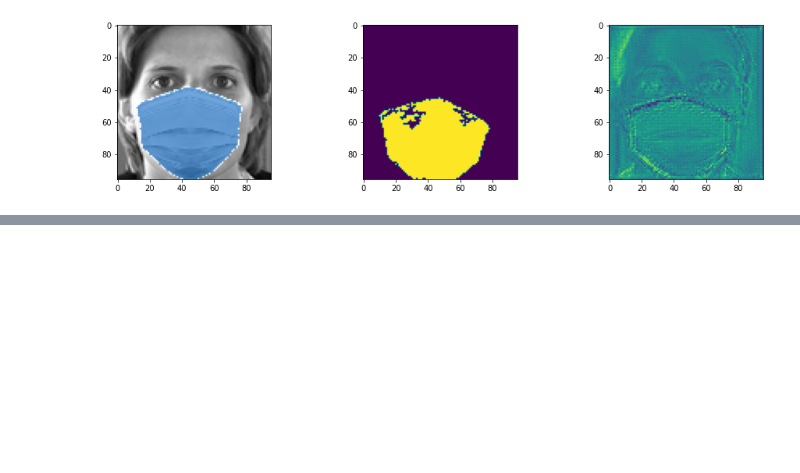
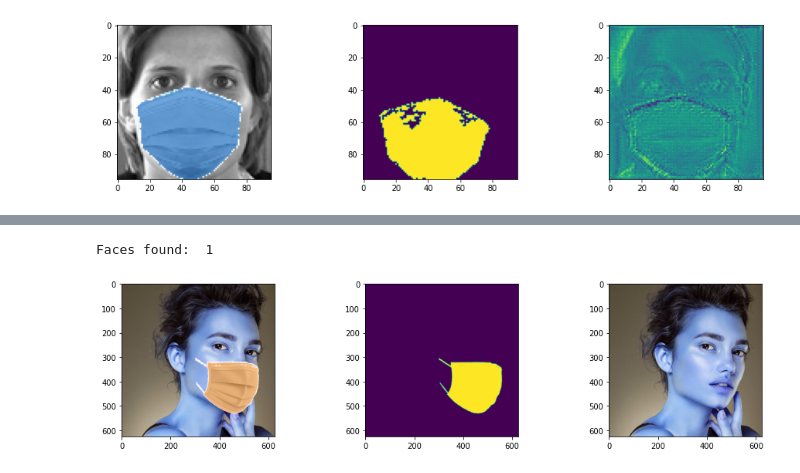
Before and after one commit to Arthemide/UnmaskMe, a Jupyter notebook: mask_segmentation/unet_pytorch.ipynb, the cells around one changed output, grey strips where cells are left out. Cells and saved outputs as stored; diff of their text form; code cells hidden in the pictures; blank space fills up the shorter version.

```diff
--- a/mask_segmentation/unet_pytorch.ipynb
+++ b/mask_segmentation/unet_pytorch.ipynb
@@ -603,3 +603,20 @@ fast_display(x ,y[0],output[0] )
 (96, 96, 3) float32
 (1, 96, 96) float32
 [figure]
+# %%
+import matplotlib.pyplot as plt
+import numpy as np
+
+def fast_display(*img2dlist):
+    plt.figure(figsize=(16,8))
+    nbimg = len(img2dlist)
+    cols = min (9,nbimg)
+    rows = (nbimg // cols) +1
+    for ii, img2d in enumerate(img2dlist):
+        plt.subplot(rows,cols,1+ii)
+        plt.imshow(img2d)
+    plt.show()
+
+a = np.load('MaskTheFace/1.npy')
+b = np.load('MaskTheFace/2.npy')
+c = np.load('MaskTheFace/3.npy')
@@ -605,0 +636,28 @@ fast_display(x ,y[0],output[0] )
+# %%
+from utils.aux_functions import mask_image
+import argparse
+import dlib
+from utils.aux_functions import *
+
+class Args:
+  detector = dlib.get_frontal_face_detector()
+  mask_type = 'surgical'
+  verbose = True
+  code = None
+  pattern = ''
+  color = '#0473e2'
+  color_weight = 0.5
+  path_to_dlib_model = "dlib_models/shape_predictor_68_face_landmarks.dat"
+  if not os.path.exists(path_to_dlib_model):
+    download_dlib_model()
+  predictor = dlib.shape_predictor(path_to_dlib_model)
+
+args=Args()
+
+a,_,b,c = mask_image('visage2.jpg',args)
+# %% [output]
+Faces found:  1
+# %%
+fast_display(a[0],b[0],c)
+# %% [output]
+[figure, added]
```
Also changed, not shown: parts of 2 cells of this notebook, 3 other files.
